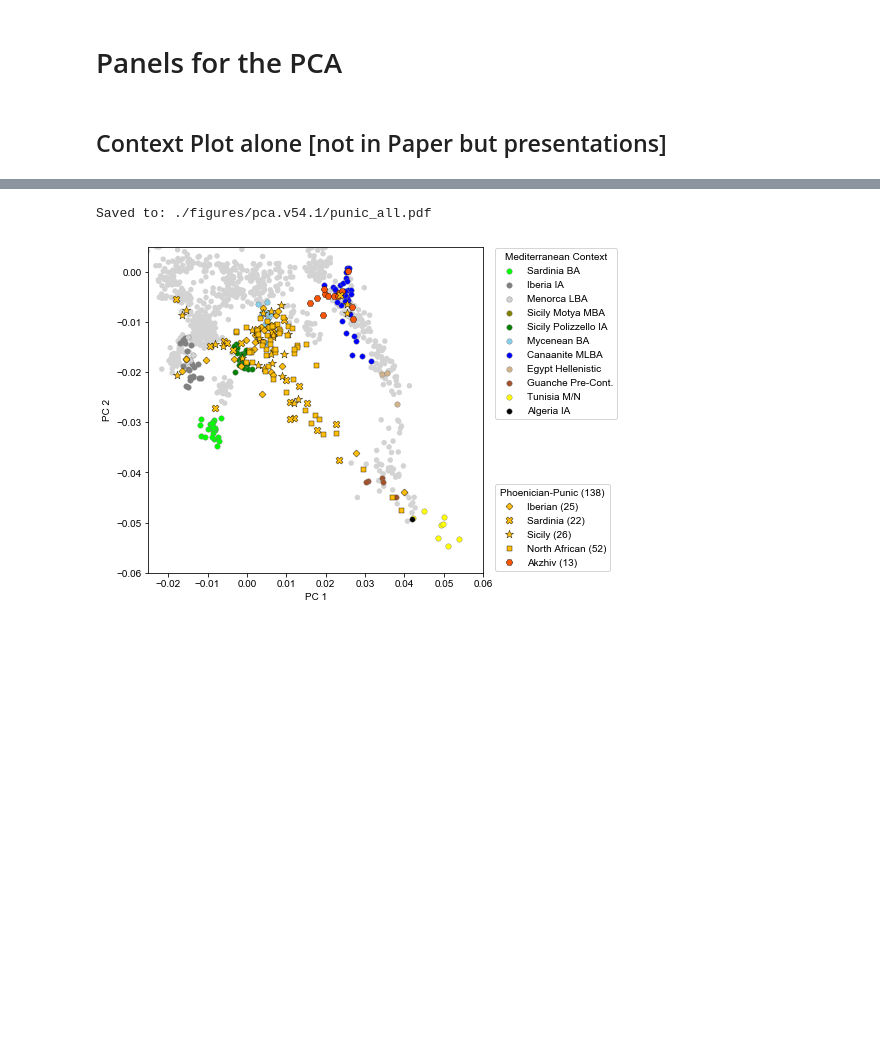
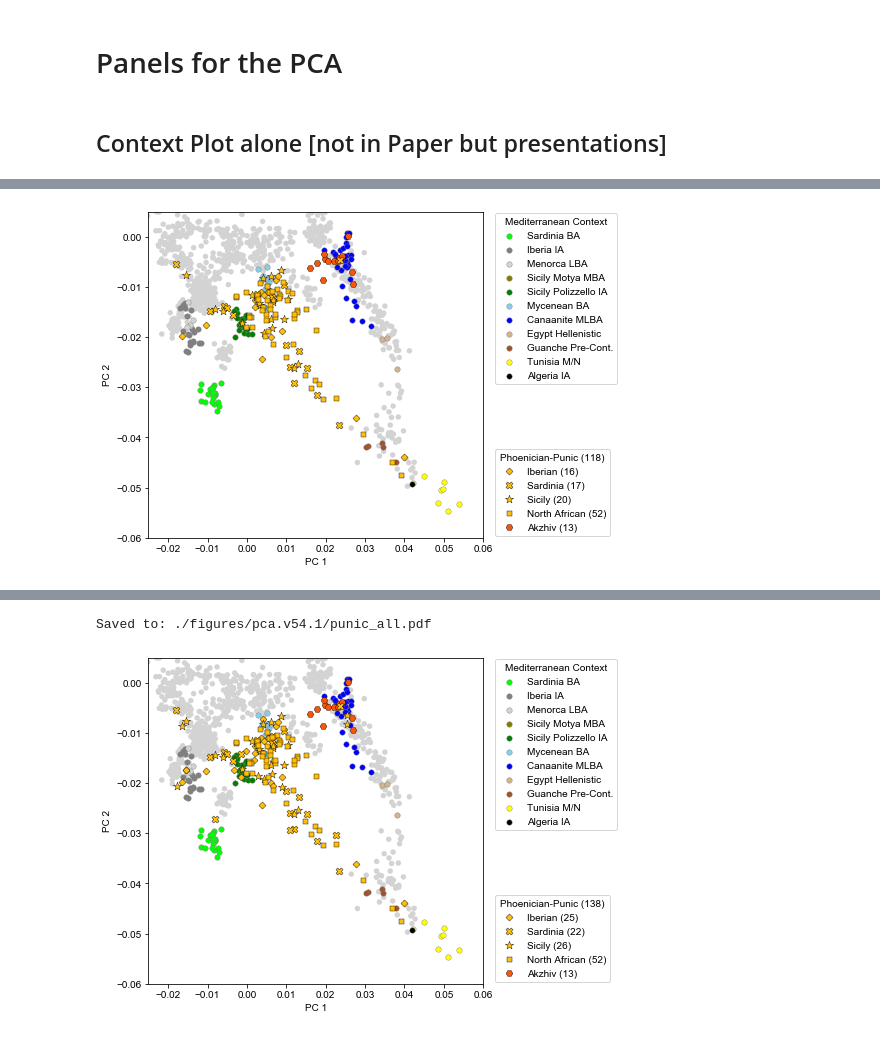
Before and after one commit to hringbauer/punic_aDNA, a Jupyter notebook: notebooks/figs/plot_pca_paper.persite.v54.1.ipynb, the cells around one changed output, grey strips where cells are left out. Cells and saved outputs as stored; diff of their text form; code cells hidden in the pictures; blank space fills up the shorter version.

```diff
--- a/notebooks/figs/plot_pca_paper.persite.v54.1.ipynb
+++ b/notebooks/figs/plot_pca_paper.persite.v54.1.ipynb
@@ -327,0 +292,96 @@ Saved to: ./figures/pca.v54.1/context.pdf
+# %%
+savepath="./figures/pca.v54.1/punic_proper.pdf"
+# savepath="./figures/pca.v54.1/punic_proper.png"
+
+plt.figure(figsize=(6,6))
+ax = plt.gca()
+
+### Plot Context
+lw=0.4
+ec="gray"
+s=30
+
+plot_pca_ho(ax, df_ho, c="lightgray", text=False)
+l1 = plot_pca(ax, df_is, c="blue", legend="", ec=ec, s=s, lw=lw)
+l2 = plot_pca(ax, df_greek, c="skyblue", legend="", ec=ec, s=s, lw=lw)
+l3 = plot_pca(ax, df_spain, c="gray", legend="", s=s, ec=ec, lw=lw)
+l4 = plot_pca(ax, df_sard_ba, c="lime", legend="", ec=ec, s=s, lw=lw)
+l5 = plot_pca(ax, df_sic_ia, c="green", legend="", s=s, ec=ec, lw=lw)
+l6 = plot_pca(ax, df_sic_mba, c="olive", legend="", s=s, ec=ec, lw=lw)
+l7 = plot_pca(ax, df_tun, c="yellow", legend="", ec=ec, s=s, lw=lw)
+l8 = plot_pca(ax, df_gua, c="sienna", legend="", s=s, ec=ec, lw=lw)
+l9 = plot_pca(ax, df_meno, c="lightgray", legend="", s=s, ec=ec, lw=lw)
+l10 = plot_pca(ax, df_eg_hell, c="tan", legend="", s=s, ec=ec, lw=lw)
+l11 = plot_pca(ax, df_alg_ia, c="k", legend="", s=s, ec=ec, lw=lw)
+
+labels = ["Sardinia BA", "Iberia IA", "Menorca LBA", "Sicily Motya MBA", "Sicily Polizzello IA",
+          "Mycenean BA", "Canaanite MLBA", "Egypt Hellenistic", "Guanche Pre-Cont.",
+          "Tunisia M/N", "Algeria IA"]
+
+### Plot the Phoenician-Punic Samples
+s=25
+lw=0.4
+ec="k"
+alpha=1.0
+c_ph = "#fb5607"
+c_p = "#ffbe0b"
+m_ar = "H"
+m_sic = "*"
+m_ib = "D"
+m_naf = "s"
+m_sar = "X"
+
+### Plot Akzhiv Phoenicians
+a1 = plot_pca(ax, df_isp, c=c_ph,
+         legend="", ec=ec, alpha=alpha, s=s*1.8, marker=m_ar, lw=lw)
+
+### Plot Punic Mediterranean
+a2 = plot_pca(ax, df_pp_ib, c=c_p,
+         legend="", ec=ec, alpha=alpha, s=s, marker=m_ib, lw=lw)
+
+a3 = plot_pca(ax, df_pp_sar, c=c_p,
+         legend="", ec=ec, alpha=alpha, s=s*2, marker=m_sar, lw=lw)
+
+a4 = plot_pca(ax, df_pp_sic, c=c_p,
+         legend="", ec=ec, alpha=alpha, s=s*3, marker=m_sic, lw=lw)
+
+a5 = plot_pca(ax, df_p_nafr, c=c_p,
+         legend="", ec=ec, alpha=alpha, s=s, marker=m_naf, lw=lw)
+
+### Legends
+plots = [l4, l3, l9, l6, l5, l2, l1, l10, l8, l7, l11]
+leg1 = ax.legend(plots, labels, fontsize=10,
+          bbox_to_anchor=(1.02,1.01), loc="upper left")
+leg1.set_title(title = "Mediterranean Context")
+
+plots = [a2, a3, a4, a5, a1]
+legs = [f"Iberian ({len(df_pp_ib)})",
+        f"Sardinia ({len(df_pp_sar)})",
+        f"Sicily ({len(df_pp_sic)})",
+        f"North African ({len(df_p_nafr)})",
+        f"Akzhiv ({len(df_isp)})"
+       ]
+n = len(df_pp_ib) + len(df_pp_sar) + len(df_pp_sic) + len(df_p_nafr) + len(df_isp)
+#assert(n==len(df_p)) # Sanity Check
+
+leg = ax.legend(plots, legs, fontsize=10, bbox_to_anchor=(1.02, -0.01),
+          loc="lower left", title=f"Phoenician-Punic ({n})")
+
+ax.add_artist(leg1)
+
+### Title left top:
+ax.text(0.98, 0.98, "", weight='bold',
+        ha="right", va="top", fontsize=12, transform = ax.transAxes, zorder=20)
+
+ax.set_xlabel("PC 1")
+ax.set_ylabel("PC 2")
+ax.set_xlim([-0.025,0.06])
+ax.set_ylim([-0.06,0.005])
+
+if len(savepath) > 0:
+    plt.savefig(savepath, bbox_inches = 'tight',
+                pad_inches = 0, dpi=600)
+    print(f"Saved to: {savepath}")
+
+plt.show()
+# %% [output]
@@ -327,0 +389 @@ Saved to: ./figures/pca.v54.1/context.pdf
+[figure, added]
```
Also changed, not shown: parts of 25 cells of this notebook, 8 other files.
